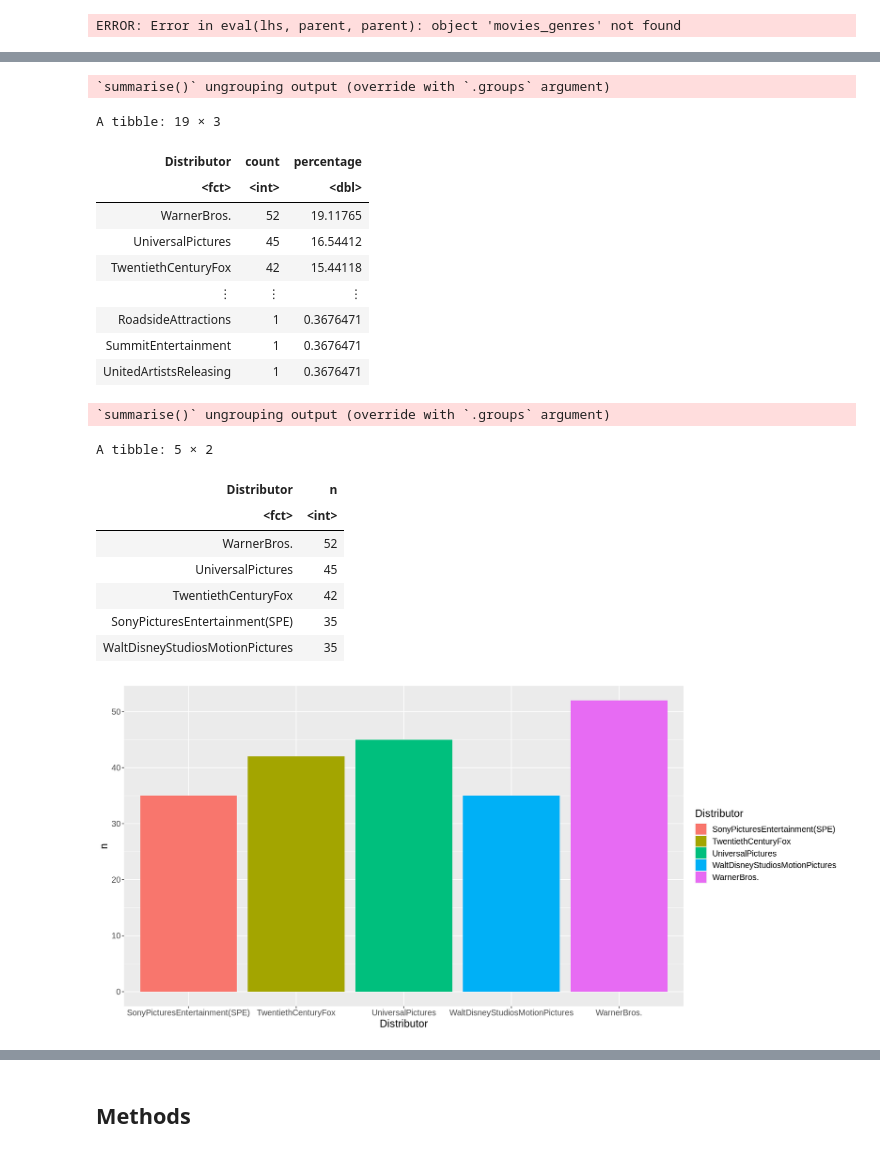
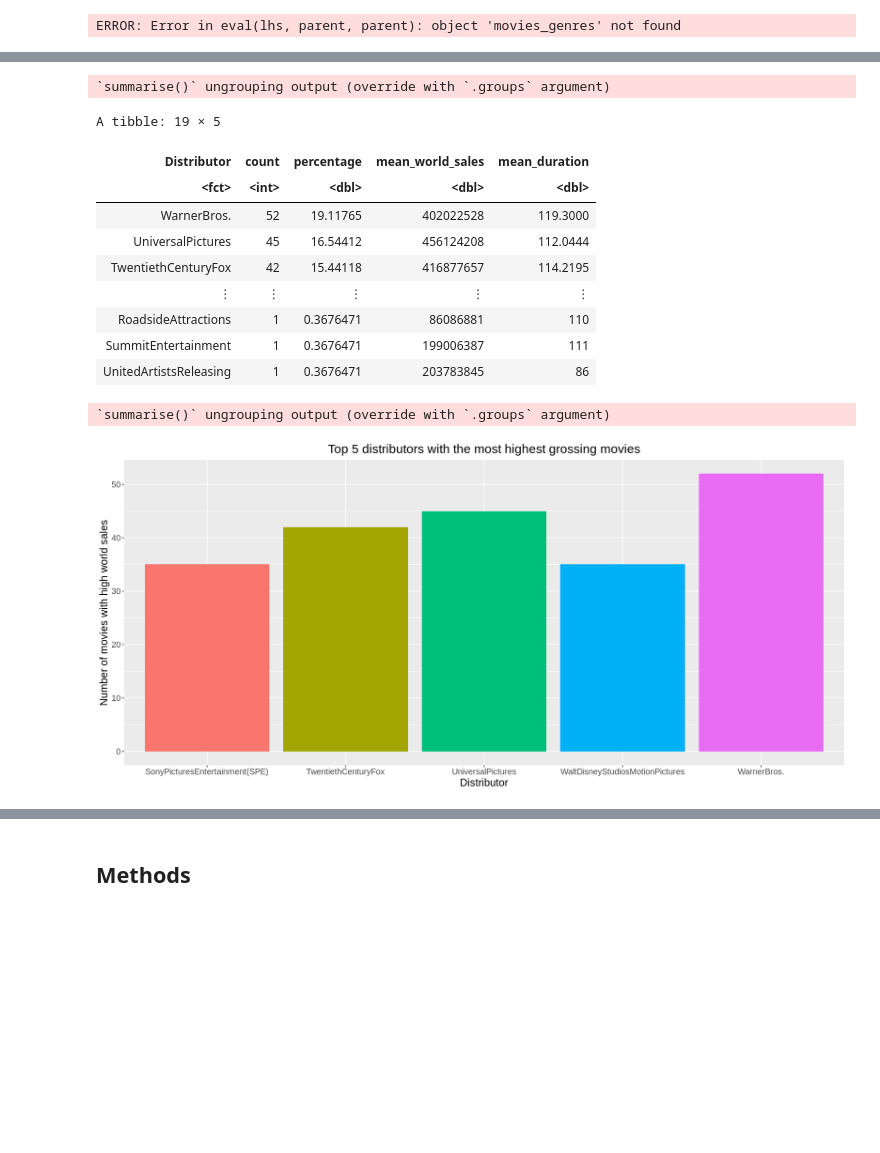
Before and after one commit to starsurfer87/DSCI100-Group-Project, a Jupyter notebook: project-proposal.ipynb, the cells around one changed output, grey strips where cells are left out. Drawn from its saved outputs; the diff is of its cells as text; code cells hidden in the pictures; blank space fills up the shorter version.

Commit message:
add License to df & make changes to visualization
- add titles
- add 2 more variables in summary table
- flip & scaled axes in the 2nd visualization

```diff
--- a/project-proposal.ipynb
+++ b/project-proposal.ipynb
@@ -68,12 +81,12 @@ A spec_tbl_df: 918 × 11
 | 917 | Zookeeper (2011) | A group of zoo animals decide to ... | Sony Pictures Entertainment (SPE) | July 6, 2011 | 80360843 | 89491916 | ... |
 # %%
 # remove unusable columns
-vars <- c("Title","Distributor","Release.Date","World.Sales..in...","Genre","Movie.Runtime") # vars that we want to keep
+vars <- c("Title","Distributor","Release.Date","World.Sales..in...","Genre","Movie.Runtime","License") # vars that we want to keep
 movies_data_filtered <- movies_data %>%
                         select(all_of(vars))
 
 # change column name
-colnames(movies_data_filtered) <- c("Title", "Distributor","Release_Date","World_Sales","Genre","Runtime")
+colnames(movies_data_filtered) <- c("Title", "Distributor","Release_Date","World_Sales","Genre","Runtime","License")
 
 # remove all white space in dataframe
 movies_data_no_space <- as.data.frame(apply(movies_data_filtered, 2, str_remove_all, " "))
@@ -92,7 +105,7 @@ movies_release_date <- separate(movies_release_date,
                             sep = "[()]"
                            )
 
-# filter for movies released since 2010, remove NAs
+# filter for movies released since 2010
 movies_2010 <- movies_release_date %>%
                     select(-date, -year) %>%
                     filter(Release_Year >= 2010)
@@ -178,16 +191,17 @@ numeric_duration <- movies_2010_separate_minute %>%
                     as.data.frame() %>%
                     mutate(Runtime_hr = as.numeric(Runtime_hr)) %>%
                     mutate(Runtime_min = as.numeric(Runtime_min)) %>%
-                    mutate(Duration = Runtime_hr * 60 + Runtime_min) %>%
+                    mutate(Duration = Runtime_hr * 60 + Runtime_min, na.rm =TRUE) %>%
                     select(Duration)
 
 # Merge Duration (runtime in minutes) with movies_2010
 movies_2010_tidy <- movies_2010 %>%
                     select(-Runtime) %>%
                     cbind(numeric_duration) %>%                                 # bind the new column into the df
-                    mutate(Release_Year = as.numeric(Release_Year)) %>%         # change data type
-                    mutate(World_Sales = as.numeric(World_Sales)) %>%           # change data type
-                    mutate(Distributor = as.factor(Distributor))
+                    mutate(Release_Year = as.numeric(Release_Year),
+                           World_Sales = as.numeric(World_Sales),
+                           Distributor = as.factor(Distributor),
+                           License = as.factor(License))
 
 movies_2010_tidy
 # %% [output]
@@ -217,52 +231,49 @@ num_obs <- nrow(movies_train)
 
 movies_train %>%
     group_by(Distributor) %>%
-    summarize(count = n(), percentage = n() / num_obs * 100) %>%
-    arrange(desc(percentage))                                         # arrange by % of distributors
+    summarize(count = n(),
+              percentage = n() / num_obs * 100,
+              mean_world_sales = mean(World_Sales),
+              mean_duration = mean(Duration, na.rm = TRUE)) %>%
+    arrange(desc(percentage))
 # %% [output]
 `summarise()` ungrouping output (override with `.groups` argument)
-A tibble: 19 × 3
+A tibble: 19 × 5
-| Distributor | count | percentage |
-| <fct> | <int> | <dbl> |
-| WarnerBros. | 52 | 19.11765 |
-| UniversalPictures | 45 | 16.54412 |
-| TwentiethCenturyFox | 42 | 15.44118 |
-| ⋮ | ⋮ | ⋮ |
-| RoadsideAttractions | 1 | 0.3676471 |
-| SummitEntertainment | 1 | 0.3676471 |
-| UnitedArtistsReleasing | 1 | 0.3676471 |
+| Distributor | count | percentage | mean_world_sales | mean_duration |
+| <fct> | <int> | <dbl> | <dbl> | <dbl> |
+| WarnerBros. | 52 | 19.11765 | 402022528 | 119.3000 |
+| UniversalPictures | 45 | 16.54412 | 456124208 | 112.0444 |
+| TwentiethCenturyFox | 42 | 15.44118 | 416877657 | 114.2195 |
+| ⋮ | ⋮ | ⋮ | ⋮ | ⋮ |
+| RoadsideAttractions | 1 | 0.3676471 | 86086881 | 110 |
+| SummitEntertainment | 1 | 0.3676471 | 199006387 | 111 |
+| UnitedArtistsReleasing | 1 | 0.3676471 | 203783845 | 86 |
 # %%
 #Visualization of movie distributors and movie sales
 #where n is the number of top movies
 top_5_distributors <- movies_train %>%
-    filter(Distributor %in% c("WarnerBros.", "UniversalPictures", "TwentiethCenturyFox",
-                               "SonyPicturesEntertainment(SPE)", "WaltDisneyStudiosMotionPictures")) %>%
-    group_by(Distributor) %>%
-    summarize(n = n()) %>%
-    arrange(desc(n)) %>%
-    head(n = 10)
-top_5_distributors
+                            filter(Distributor %in% c("WarnerBros.", "UniversalPictures", "TwentiethCenturyFox",
+                                                       "SonyPicturesEntertainment(SPE)", "WaltDisneyStudiosMotionPictures")) %>%
+                            group_by(Distributor) %>%
+                            summarize(n = n()) %>%
+                            arrange(desc(n)) %>%
+                            head(n = 5)
 
 top_distributors_plot <- top_5_distributors %>%
-    ggplot(aes(x = Distributor, y = n, fill = Distributor)) +
-    geom_bar(stat = "identity") +
-    xlab("Distributor") +
-    ylab("n") +
-    labs(fill = "Distributor") +
-    theme(text = element_text(size = 15))
+                            ggplot(aes(x = Distributor, y = n, fill = Distributor)) +
+                            geom_bar(stat = "identity") +
+                            xlab("Distributor") +
+                            ylab("Number of movies with high world sales") +
+                            theme(text = element_text(size = 15),
+                                  legend.position = "none",
+                                  plot.title = element_text(hjust = 0.5)) +
+                            ggtitle("Top 5 distributors with the most highest grossing movies")
+
 options(repr.plot.width = 15, repr.plot.height = 7)
 
 top_distributors_plot
 # %% [output]
 `summarise()` ungrouping output (override with `.groups` argument)
-A tibble: 5 × 2
-| Distributor | n |
-| <fct> | <int> |
-| WarnerBros. | 52 |
-| UniversalPictures | 45 |
-| TwentiethCenturyFox | 42 |
-| SonyPicturesEntertainment(SPE) | 35 |
-| WaltDisneyStudiosMotionPictures | 35 |
-[figure, old version]
+[figure, new version]
 # %%
 top_distributors <- movies_train %>%
```
Also changed, not shown: parts of 7 cells of this notebook.
